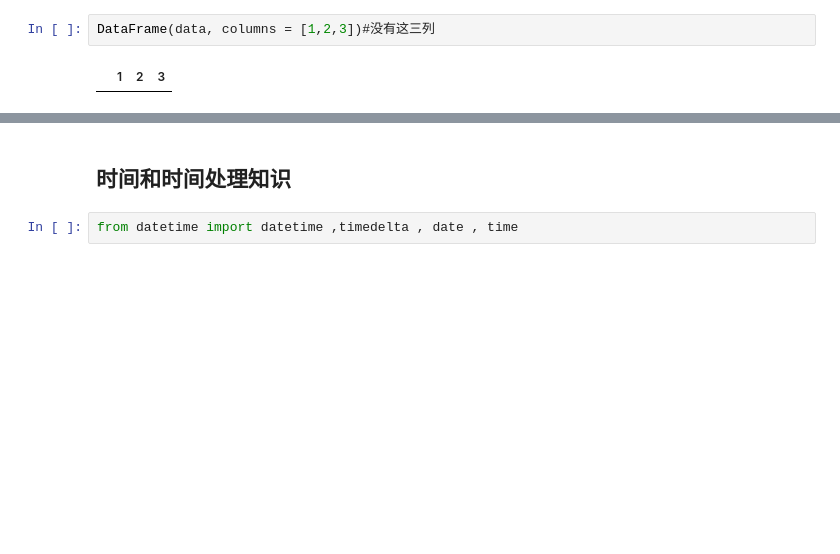
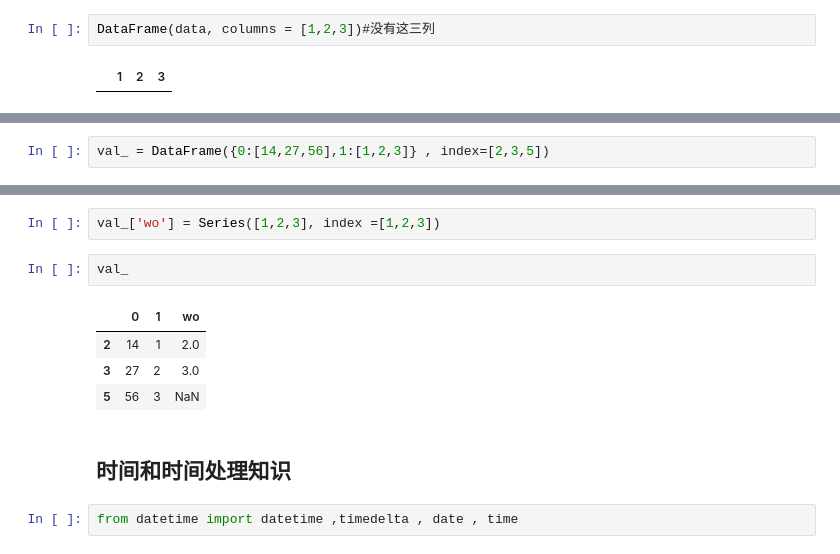
Before and after one commit to gloryfromca/PythonforDataAnalysis, a Jupyter notebook: Python_data_analysis_chapter_4.ipynb, the cells around one changed output, grey strips where cells are left out. Drawn from its saved outputs; the diff is of its cells as text; blank space fills up the shorter version.

```diff
--- a/Python_data_analysis_chapter_4.ipynb
+++ b/Python_data_analysis_chapter_4.ipynb
@@ -184,0 +311,2 @@ DataFrame(data, columns = [])
+# %%
+val_ = DataFrame({0:[14,27,56],1:[1,2,3]} , index=[2,3,5])
@@ -185,3 +384,12 @@ DataFrame(data, columns = [])
+# %%
+val_['wo'] = Series([1,2,3], index =[1,2,3])
+# %%
+val_
+# %% [output]
+|  | 0 | 1 | wo |
+| 2 | 14 | 1 | 2.0 |
+| 3 | 27 | 2 | 3.0 |
+| 5 | 56 | 3 | NaN |
 # %% [markdown]
 ## 时间和时间处理知识
 # %%
```
Also changed, not shown: parts of 44 cells of this notebook.
